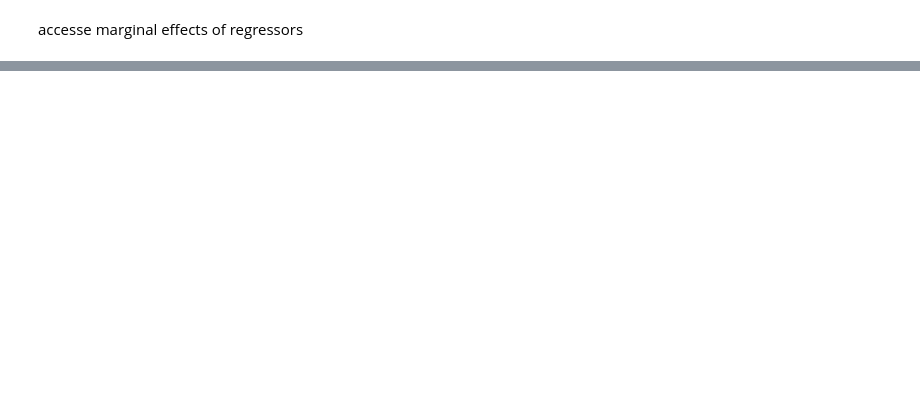
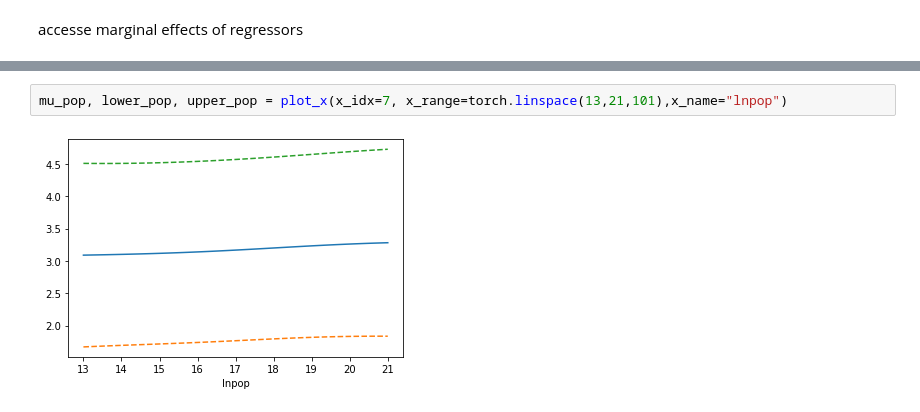
Before and after one commit to yahoochen97/GP_gradient, a Jupyter notebook: PIRI/PIRI_GPR.ipynb, the cells around one changed output, grey strips where cells are left out. Saved outputs shown, nothing was run; the diff lists cells and outputs as text; blank space fills up the shorter version.

```diff
--- a/PIRI/PIRI_GPR.ipynb
+++ b/PIRI/PIRI_GPR.ipynb
@@ -502,0 +467,4 @@ with torch.no_grad(), gpytorch.settings.fast_pred_var():
+# %%
+mu_pop, lower_pop, upper_pop = plot_x(x_idx=7, x_range=torch.linspace(13,21,101),x_name="lnpop")
+# %% [output]
+[figure, added]
```
Also changed, not shown: parts of 10 cells of this notebook, 1 other file.
